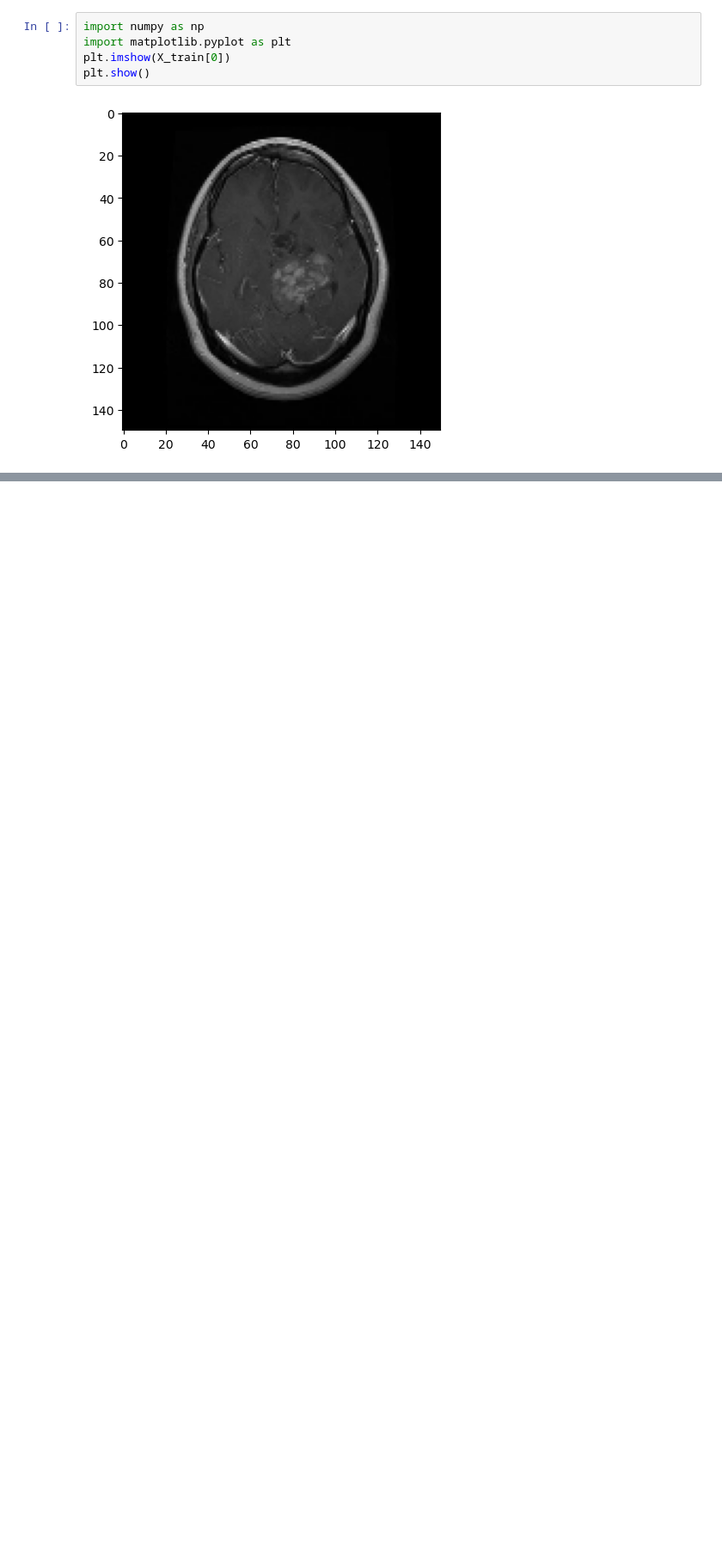
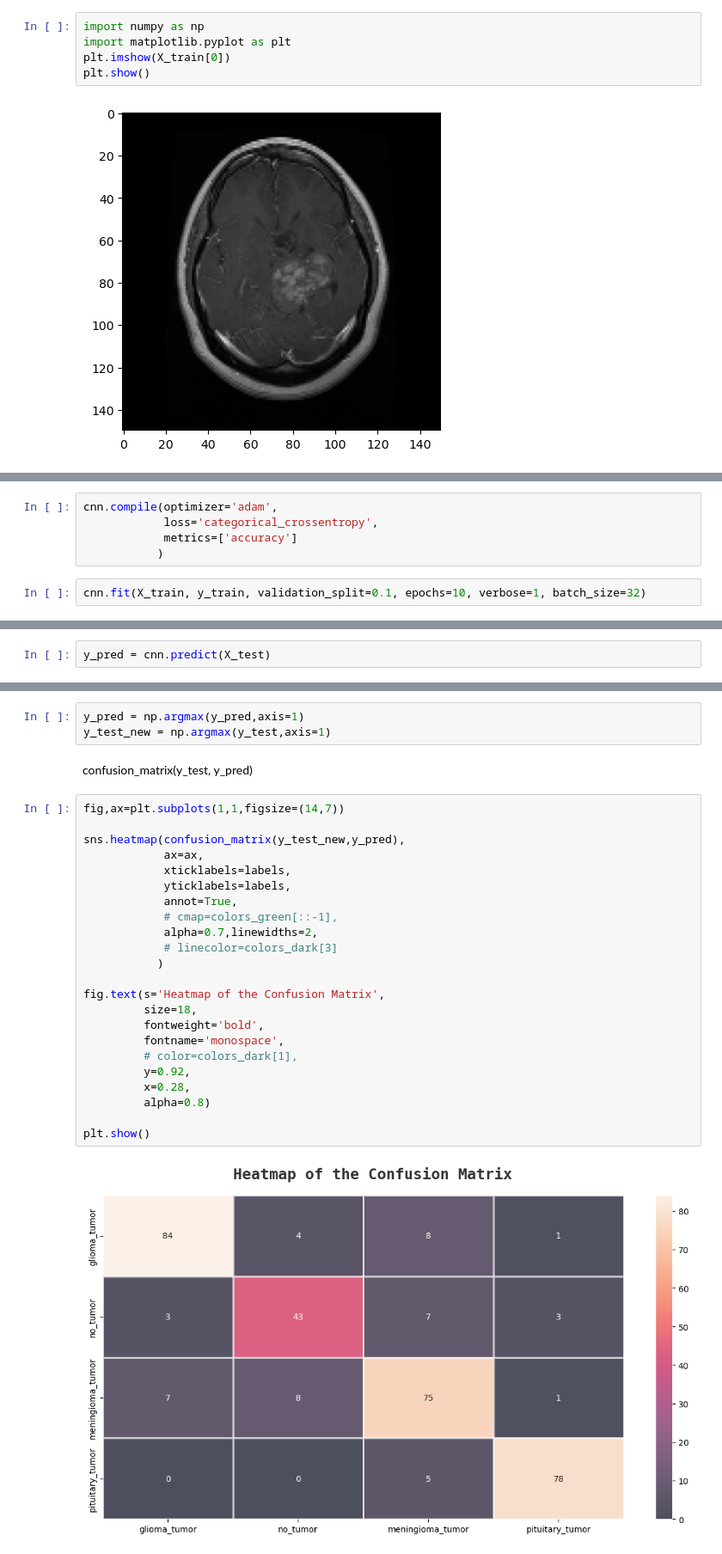
Before and after one commit to ChrisSpescha/Tumor_Classification, a Jupyter notebook: Baseline.ipynb, the cells around one changed output, grey strips where cells are left out. Shown at 86% size. Cells and saved outputs as stored; diff of their text form; blank space fills up the shorter version.

```diff
--- a/Baseline.ipynb
+++ b/Baseline.ipynb
@@ -58,0 +101,7 @@ plt.show()
+# %%
+cnn.compile(optimizer='adam',
+            loss='categorical_crossentropy',
+            metrics=['accuracy']
+           )
+# %%
+cnn.fit(X_train, y_train, validation_split=0.1, epochs=10, verbose=1, batch_size=32)
@@ -58,0 +140,2 @@ plt.show()
+# %%
+y_pred = cnn.predict(X_test)
@@ -58,0 +159,30 @@ plt.show()
+# %%
+y_pred = np.argmax(y_pred,axis=1)
+y_test_new = np.argmax(y_test,axis=1)
+# %% [markdown]
+confusion_matrix(y_test, y_pred)
+# %%
+fig,ax=plt.subplots(1,1,figsize=(14,7))
+
+sns.heatmap(confusion_matrix(y_test_new,y_pred),
+            ax=ax,
+            xticklabels=labels,
+            yticklabels=labels,
+            annot=True,
+            # cmap=colors_green[::-1],
+            alpha=0.7,linewidths=2,
+            # linecolor=colors_dark[3]
+           )
+
+fig.text(s='Heatmap of the Confusion Matrix',
+         size=18,
+         fontweight='bold',
+         fontname='monospace',
+         # color=colors_dark[1],
+         y=0.92,
+         x=0.28,
+         alpha=0.8)
+
+plt.show()
+# %% [output]
+[figure, added]
```
Also changed, not shown: parts of 17 cells of this notebook, 6 other files.
